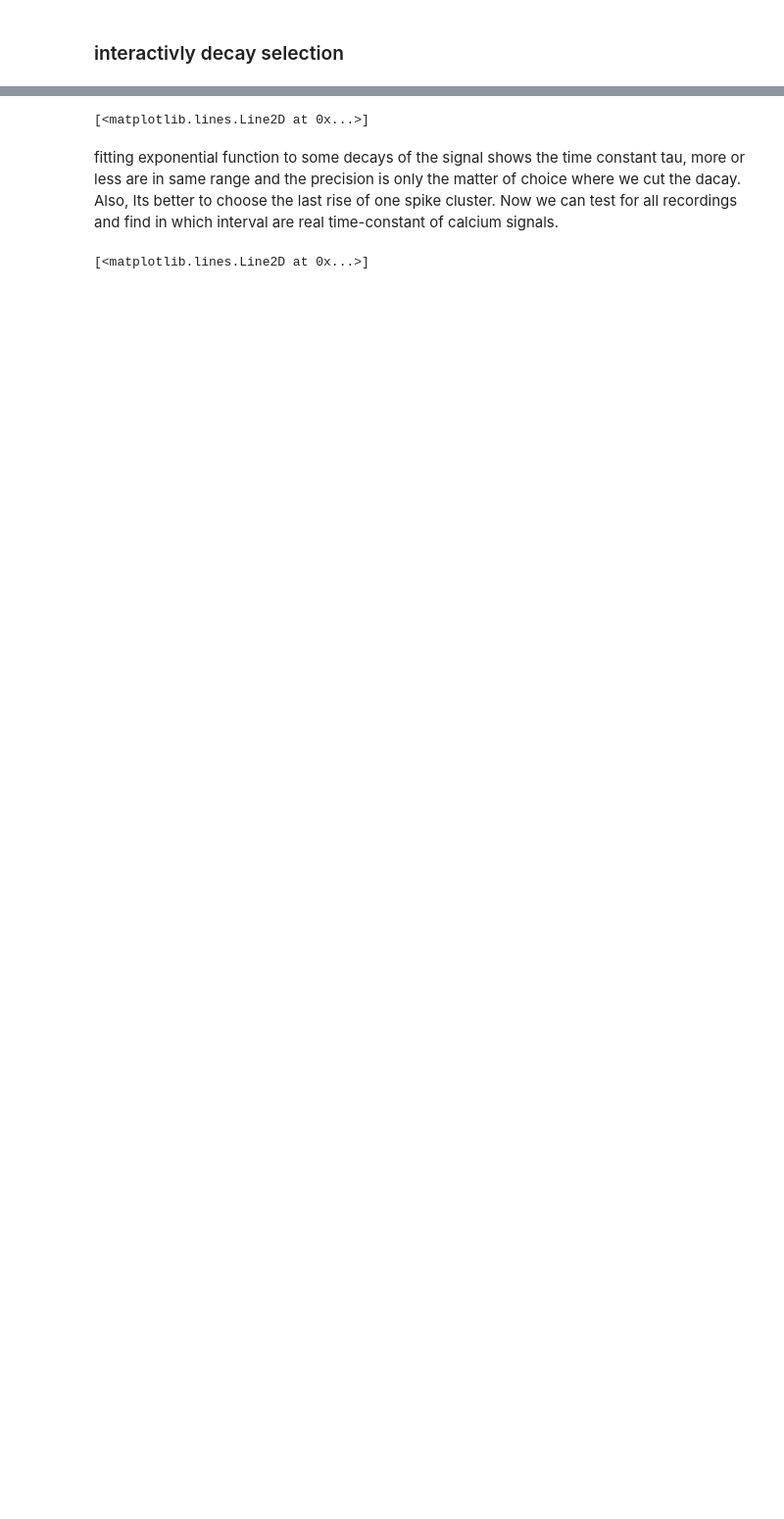
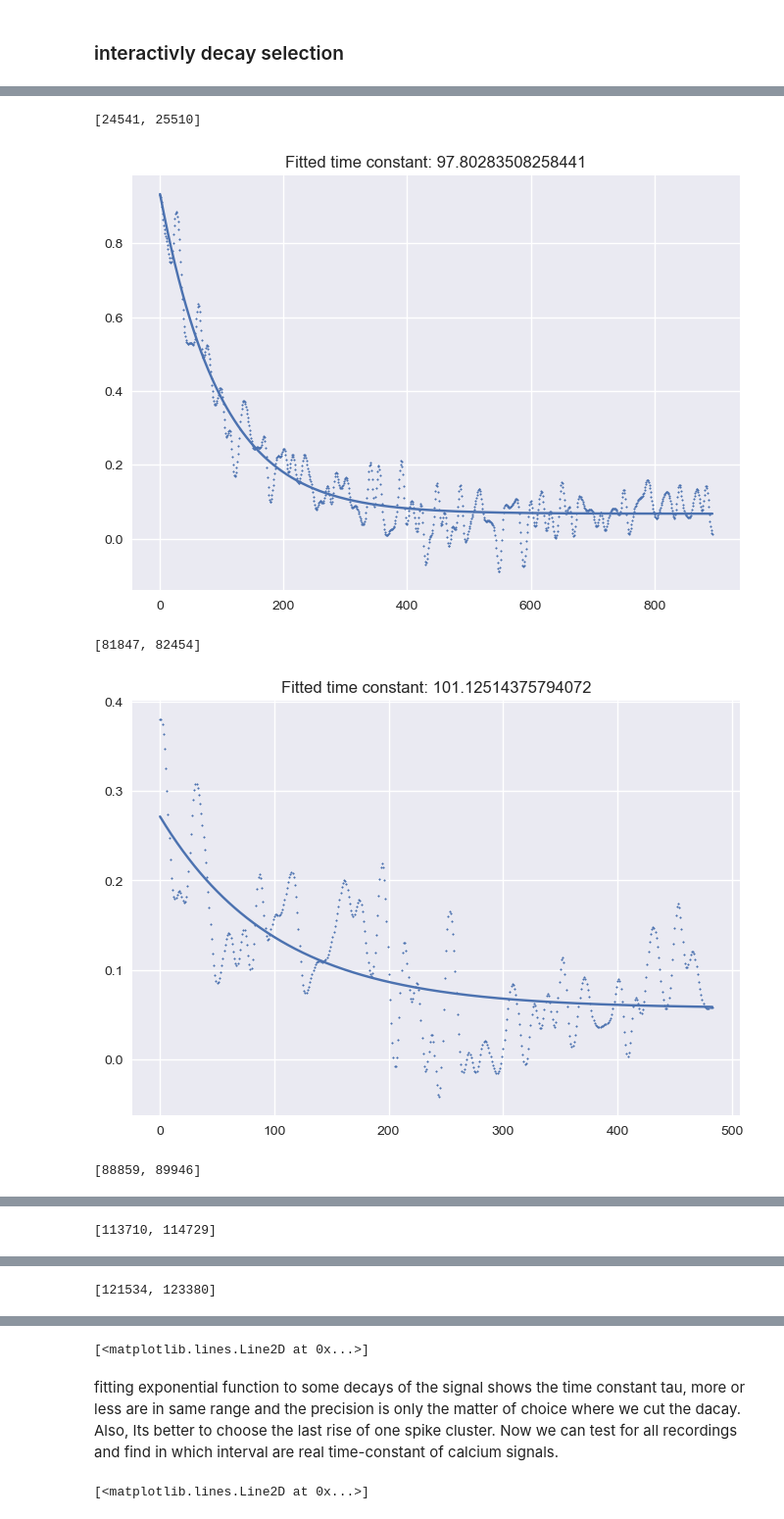
Before and after one commit to mjoudy/Cascade, a Jupyter notebook: cascade_download.ipynb, the cells around one changed output, grey strips where cells are left out. Shown at 98% size. Cells and saved outputs as stored; diff of their text form; code cells hidden in the pictures; blank space fills up the shorter version.

```diff
--- a/cascade_download.ipynb
+++ b/cascade_download.ipynb
@@ -303,0 +387,23 @@ fitted_taus
+# %%
+import kernel_fit as kf
+%matplotlib inline
+fitted_taus=[]
+n_points = int(len(int_points))
+
+for i in range(0,n_points, 2):
+    start_temp = int_points[i]
+    end_temp = int_points[i+1]
+    sig_temp = ups_signal[start_temp:end_temp]
+    start_temp1 = np.where(sig_temp == np.max(sig_temp))[0][0]
+    sig_temp = sig_temp[start_temp1:end_temp]
+    print('['+str(start_temp)+', '+str(end_temp)+']')
+    tau_temp = kf.kernel_fit(sig_temp, do_plot=True)
+
+    fitted_taus.append(tau_temp)
+    plt.show()
+# %% [output]
+[24541, 25510]
+[figure, added]
+[81847, 82454]
+[figure, added]
+[88859, 89946]
@@ -303,0 +411 @@ fitted_taus
+[113710, 114729]
@@ -303,0 +413 @@ fitted_taus
+[121534, 123380]
```
Also changed, not shown: parts of 27 cells of this notebook, 1 other file.
